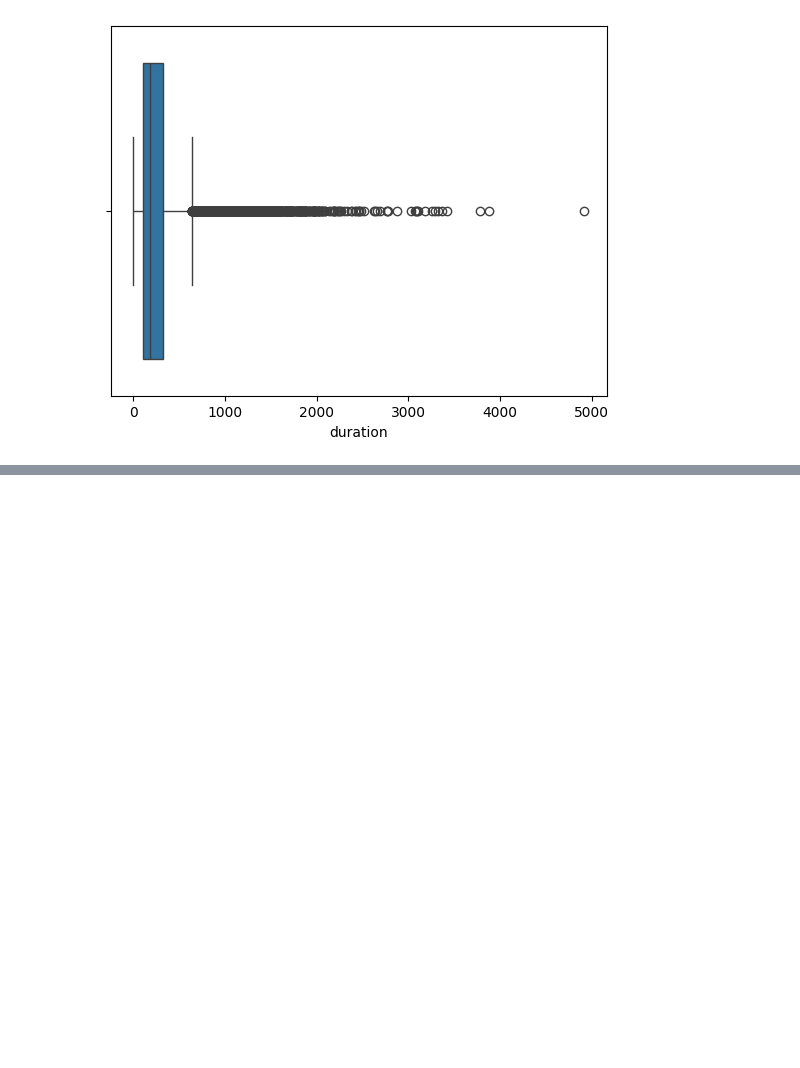
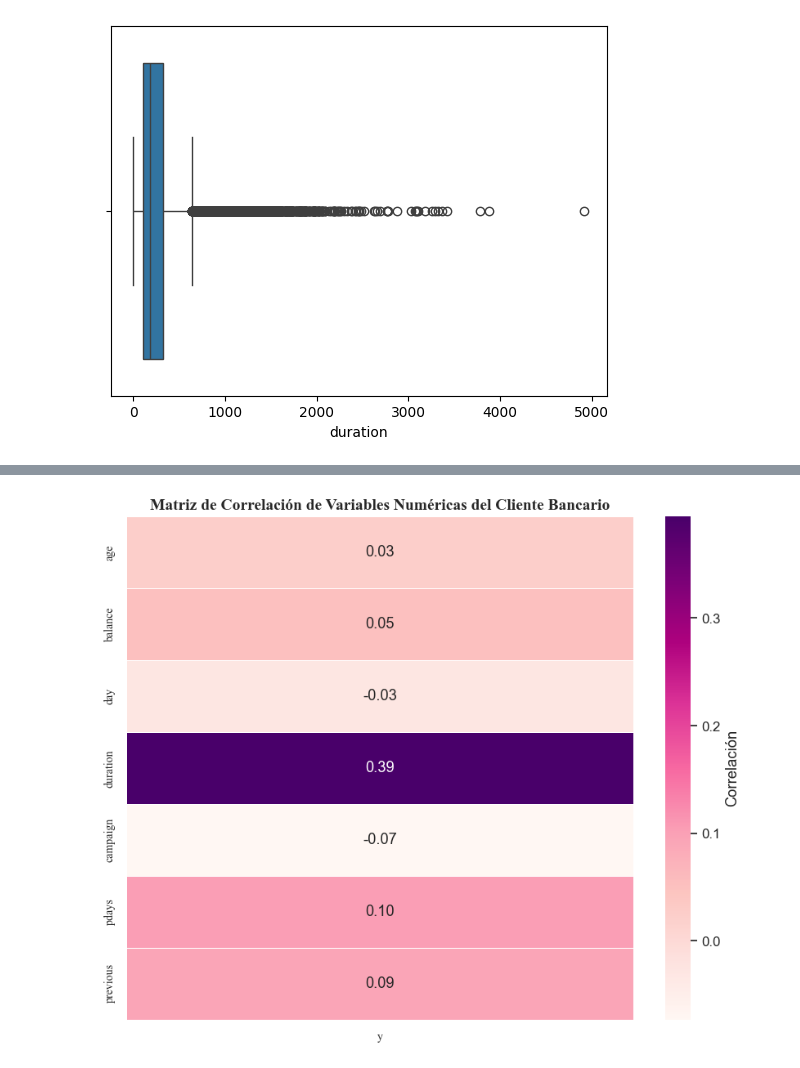
Before and after one commit to cflorido/banking-subscription-prediction, a Jupyter notebook: AnalisisDatos.ipynb, the cells around one changed output, grey strips where cells are left out. Drawn from its saved outputs; the diff is of its cells as text; code cells hidden in the pictures; blank space fills up the shorter version.

```diff
--- a/AnalisisDatos.ipynb
+++ b/AnalisisDatos.ipynb
@@ -194,0 +251,29 @@ plt.show()
+# %%
+import matplotlib.pyplot as plt
+import seaborn as sns
+
+# Selección de las variables numéricas
+numeric_vars = ['age',
+                'balance',
+                'day',
+                'duration',
+                'campaign',
+                'pdays',
+                'previous']
+
+# Calcular la matriz de correlación entre las variables numéricas
+correlacion = df[numeric_vars + ['y']].corr()
+# Filtrar para mostrar solo la correlación con la variable 'Rented Bike Count'
+correlacion_interes = correlacion[['y']].drop('y')
+
+# Crear un mapa de calor para visualizar la correlación
+plt.figure(figsize=(10, 8))
+sns.heatmap(correlacion_interes, annot=True, cmap='RdPu', fmt=".2f", linewidths=0.5,
+            cbar_kws={'label': 'Correlación'})
+plt.title('Matriz de Correlación de Variables Numéricas del Cliente Bancario',
+          fontsize=14, fontweight='bold', family='Times New Roman')
+plt.xticks(fontsize=10, family='Times New Roman')
+plt.yticks(fontsize=10, family='Times New Roman')
+plt.show()
+# %% [output]
+[figure, added]
```
Also changed, not shown: parts of 16 cells of this notebook.
